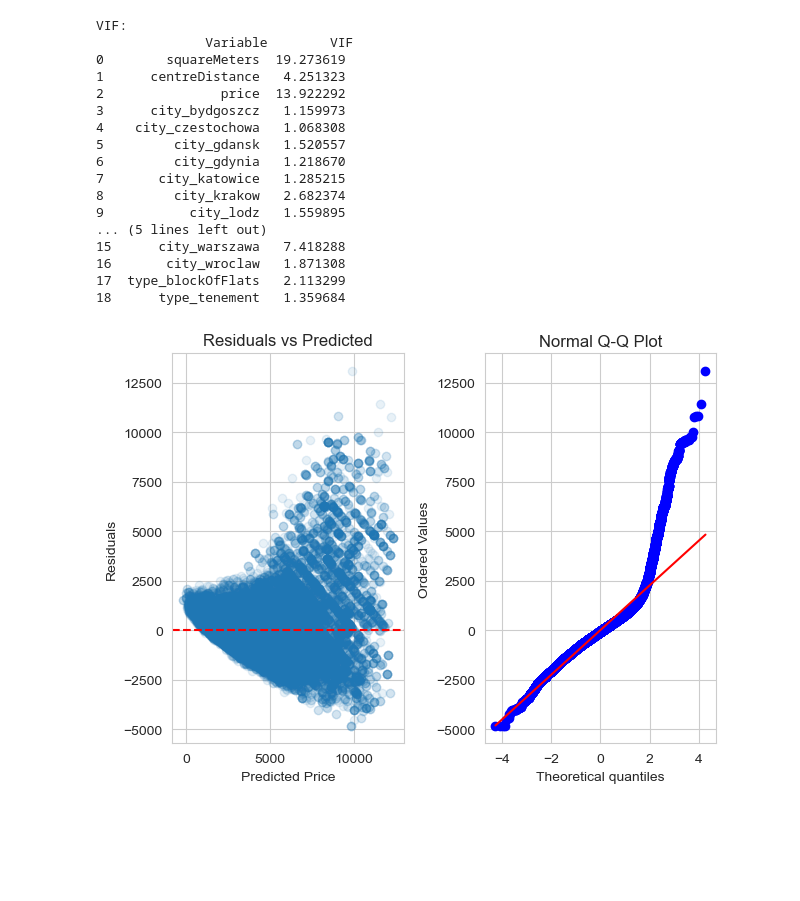
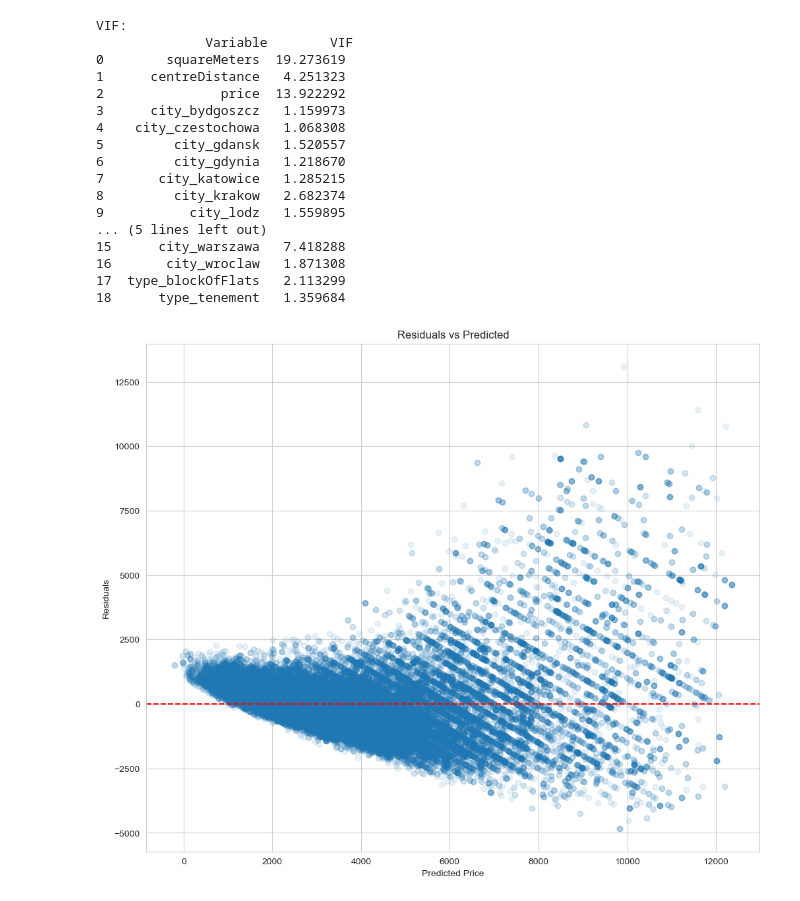
Before and after one commit to Oliwer1992/polish-real-estate-analysis, a Jupyter notebook: 03_Statistical_Inference.ipynb, the cells around one changed output. Cells and saved outputs as stored; diff of their text form; code cells hidden in the pictures; blank space fills up the shorter version.

```diff
--- a/03_Statistical_Inference.ipynb
+++ b/03_Statistical_Inference.ipynb
@@ -678,16 +690,8 @@ VIF:
 residuals = model.resid
 predicted = model.fittedvalues
 # %%
-plt.subplot(1,2,1)
-plt.scatter(predicted,residuals,alpha=0.1)
-plt.axhline(y=0,color='r',linestyle='--')
-plt.title('Residuals vs Predicted')
-plt.xlabel('Predicted Price')
-plt.ylabel('Residuals')
-plt.subplot(1,2,2)
-stats.probplot(residuals, dist='norm',plot=plt)
-plt.title('Normal Q-Q Plot')
-plt.tight_layout()
-plt.show()
+viz_reg = DataVisualizer(df_regression)
-# %% [output]
-[figure, removed]
+# %%
+viz_reg.scatterplot_test(predicted, residuals)
+# %% [output]
+[figure, added]
```
Also changed, not shown: parts of 11 cells of this notebook.
